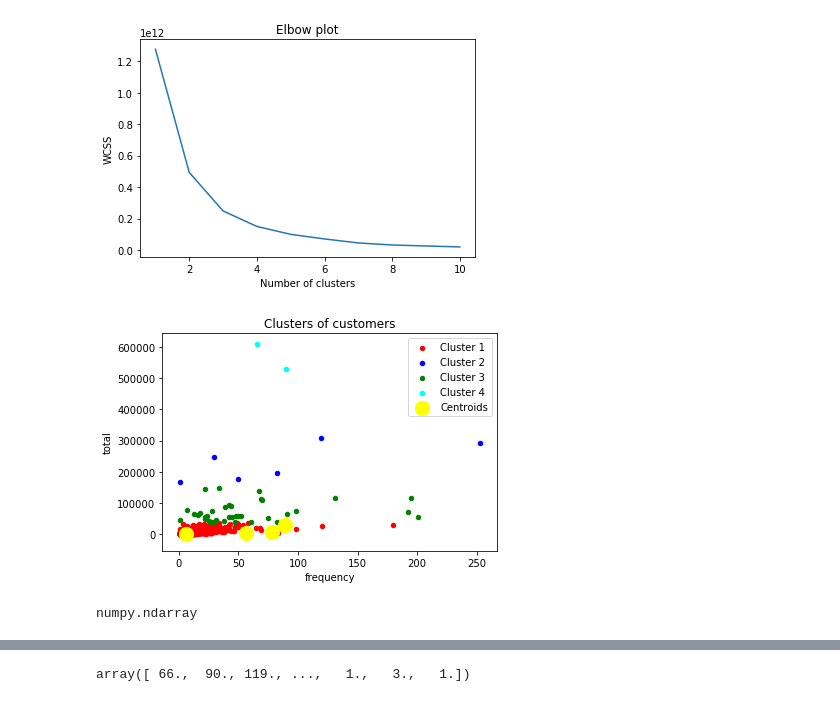
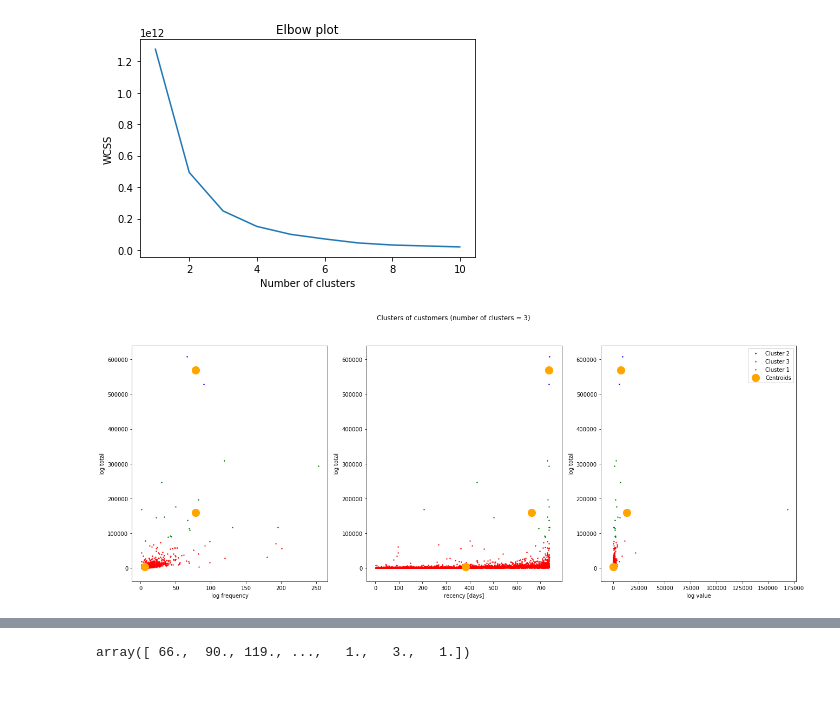
Before and after one commit to franzoni/proton-Hands-on_task_Senior_Data_Scientist, a Jupyter notebook: proton-customers.ipynb, the cells around one changed output, grey strips where cells are left out. Drawn from its saved outputs; the diff is of its cells as text; code cells hidden in the pictures.

Commit message:
clustering clustering

```diff
--- a/proton-customers.ipynb
+++ b/proton-customers.ipynb
@@ -373,5 +378,5 @@ df_customer.shape
 # %%
-df_customer = df_customer.loc[df_customer['frequency']>0]   \
+df_customer = df_customer.loc[df_customer['monetary_value']>0]   \
                     .loc[df_customer['recency']>0]          \
                     .loc[df_customer['frequency']>0]        \
 # %%
@@ -410,2 +439,11 @@ sns.heatmap(df_customer[['frequency','monetary_value','recency','total_spent']].
+# %%
+import numpy as np
+
+
+do_log = True
+if do_log:
+    df_customer['monetary_value_log'] = np.log(df_customer['monetary_value'])
+    df_customer['frequency_log'] = np.log(df_customer['frequency'])
+    df_customer['total_spent_log'] = np.log(df_customer['total_spent'])
 # %%
 # Importing the dataset
@@ -460,33 +647,38 @@ plt.show()
 # %%
 X=mat_customer_km
 # Fitting K-Means to the dataset
-how_many_clusters = 4
+how_many_clusters = 3
+
 kmeans = KMeans(n_clusters = how_many_clusters, init = 'k-means++', random_state = 42)
 y_kmeans = kmeans.fit_predict(X)
 
 
 # 0: frequency
 # 1: recency
 # 2: value
 # 3: total
-labels = ['frequency','recency','value','total']
-x_index=0
-y_index=3
-# Visualising the clusters
-plt.scatter(X[y_kmeans == 0, x_index], X[y_kmeans == 0, y_index], s = 20, c = 'red', label = 'Cluster 1')
-plt.scatter(X[y_kmeans == 1, x_index], X[y_kmeans == 1, y_index], s = 20, c = 'blue', label = 'Cluster 2')
-plt.scatter(X[y_kmeans == 2, x_index], X[y_kmeans == 2, y_index], s = 20, c = 'green', label = 'Cluster 3')
-plt.scatter(X[y_kmeans == 3, x_index], X[y_kmeans == 3, y_index], s = 20, c = 'cyan', label = 'Cluster 4')
-#plt.scatter(X[y_kmeans == 4, x_index], X[y_kmeans == 4, y_index], s = 20, c = 'magenta', label = 'Cluster 5')
-plt.scatter(kmeans.cluster_centers_[:, 0], kmeans.cluster_centers_[:, 2], s = 200, c = 'yellow', label = 'Centroids')
-plt.title('Clusters of customers')
-plt.xlabel(labels[x_index])
-plt.ylabel(labels[y_index])
-plt.legend()
-plt.show()
+labels = ['log frequency','recency [days]','log value','log total']
+
+fig, axs = plt.subplots(1,3)
+fig.set_figheight(8)
+fig.set_figwidth(22)
+fig.suptitle('Clusters of customers (number of clusters = %d)'%how_many_clusters)
+
+for x_index,y_index,u in [[0,3,0],[1,3,1],[2,3,2]]:
+
+    # Visualising the clusters
+    axs[u].scatter( X[y_kmeans == 1, x_index], X[y_kmeans == 1, y_index], s = 2, c = 'blue', label = 'Cluster 2')
+    axs[u].scatter( X[y_kmeans == 2, x_index], X[y_kmeans == 2, y_index], s = 2, c = 'green', label = 'Cluster 3')
+    axs[u].scatter( X[y_kmeans == 0, x_index], X[y_kmeans == 0, y_index], s = 2, c = 'red', label = 'Cluster 1')
+
+    #axs[u].scatter(X[y_kmeans == 3, x_index], X[y_kmeans == 3, y_index], s = 2, c = 'cyan', label = 'Cluster 4')
+    #axs[u].scatter(X[y_kmeans == 4, x_index], X[y_kmeans == 4, y_index], s = 2, c = 'magenta', label = 'Cluster 5')
+
+    # barycenters and labels
+    axs[u].scatter(kmeans.cluster_centers_[:, x_index], kmeans.cluster_centers_[:, y_index], s = 200, c = 'orange', label = 'Centroids')
+
+    axs[u].set_xlabel(labels[x_index])
+    axs[u].set_ylabel(labels[y_index])
+    plt.legend()
 # %% [output]
-[figure, old version]
+[figure, new version]
-# %%
-type(y_kmeans)
-# %% [output]
-numpy.ndarray
```
Also changed, not shown: parts of 22 cells of this notebook, 1 other file.
